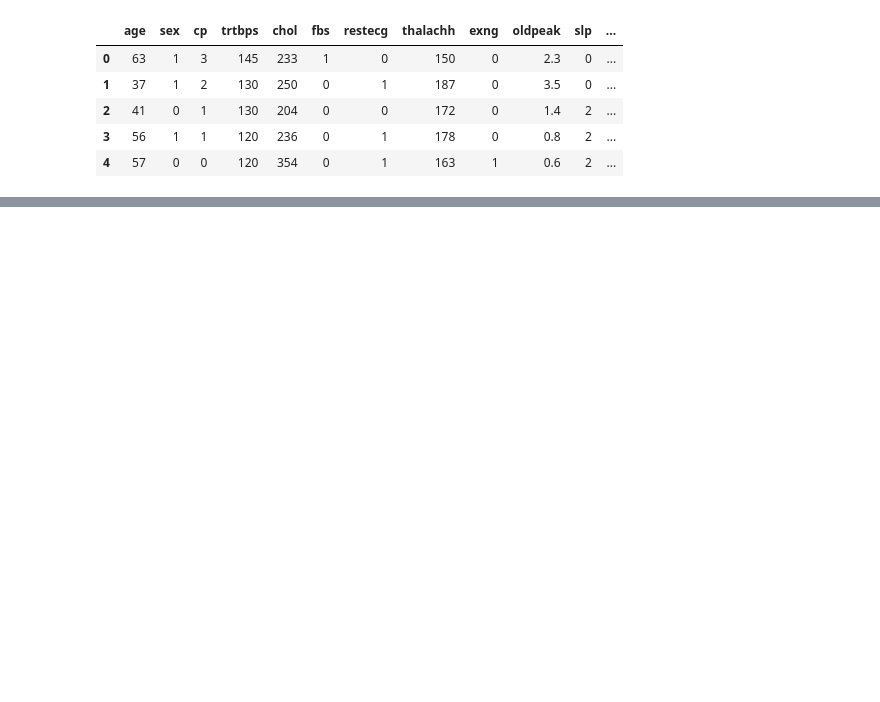
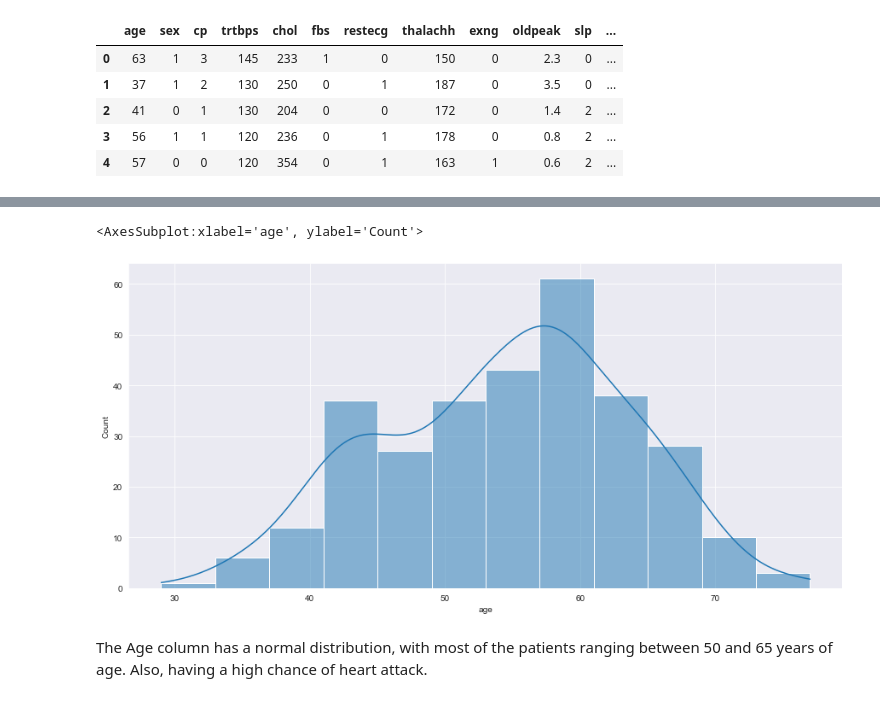
Before and after one commit to georgek2/Tensorflow_Keras, a Jupyter notebook: Heart/heart_attack.ipynb, the cells around one changed output, grey strips where cells are left out. Cells and saved outputs as stored; diff of their text form; code cells hidden in the pictures; blank space fills up the shorter version.

```diff
--- a/Heart/heart_attack.ipynb
+++ b/Heart/heart_attack.ipynb
@@ -27,0 +128,8 @@ data.head()
+# %%
+plt.figure(figsize=(15, 7))
+sns.histplot(data.age, kde=True)
+# %% [output]
+<AxesSubplot:xlabel='age', ylabel='Count'>
+[figure, added]
+# %% [markdown]
+The Age column has a normal distribution, with most of the patients ranging between 50 and 65 years of age. Also, having a high chance of heart attack.
```
Also changed, not shown: parts of 28 cells of this notebook.
